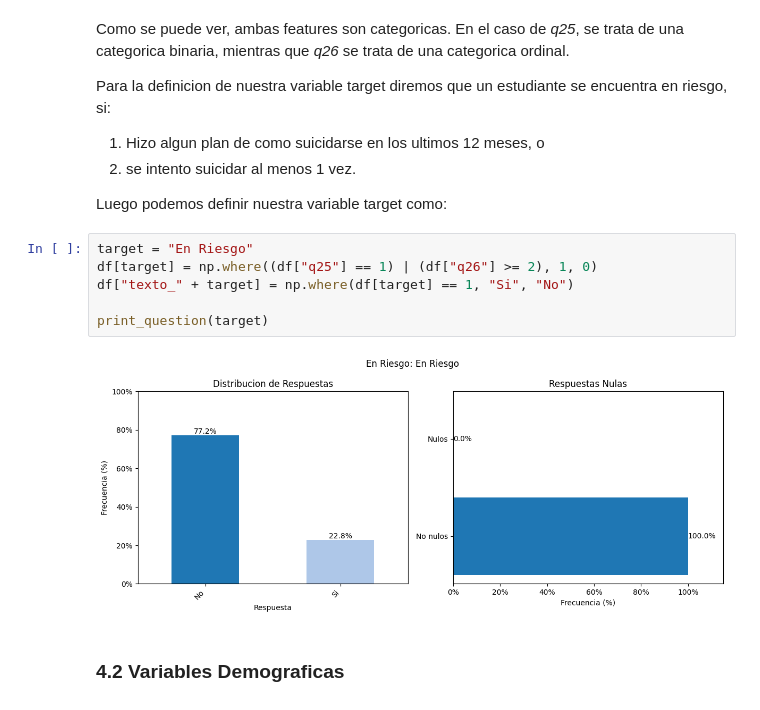
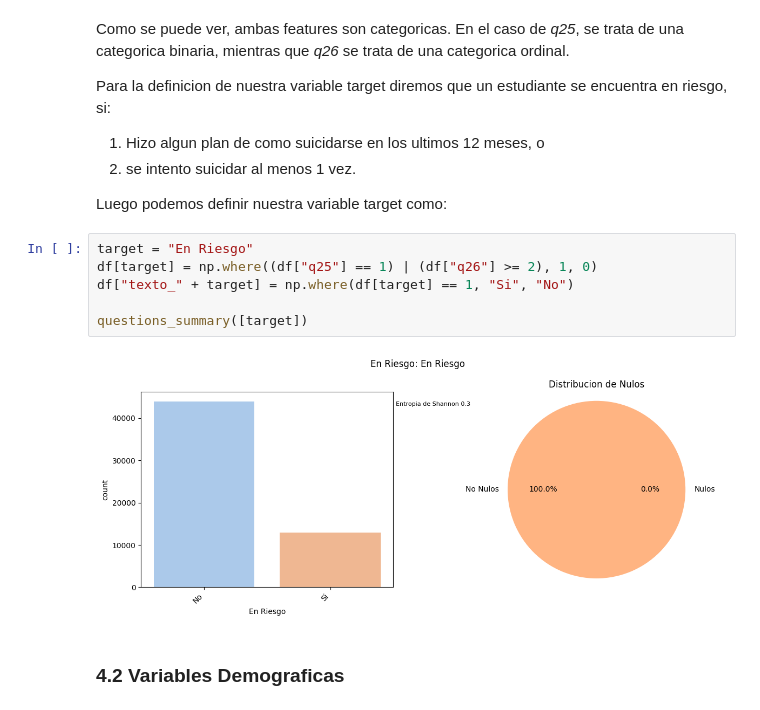
Before and after one commit to CimimUxMaio/tp_g10_AndD, a Jupyter notebook: EDA.ipynb, the cells around one changed output. Drawn from its saved outputs; the diff is of its cells as text.

```diff
--- a/EDA.ipynb
+++ b/EDA.ipynb
@@ -189,11 +199,11 @@ Luego podemos definir nuestra variable target como:
 # %%
 target = "En Riesgo"
 df[target] = np.where((df["q25"] == 1) | (df["q26"] >= 2), 1, 0)
 df["texto_" + target] = np.where(df[target] == 1, "Si", "No")
 
-print_question(target)
+questions_summary([target])
 # %% [output]
-[figure, old version]
+[figure, new version]
 # %% [markdown]
 ### 4.2 Variables Demograficas
 # %%
```
Also changed, not shown: parts of 38 cells of this notebook, 4 other files.
